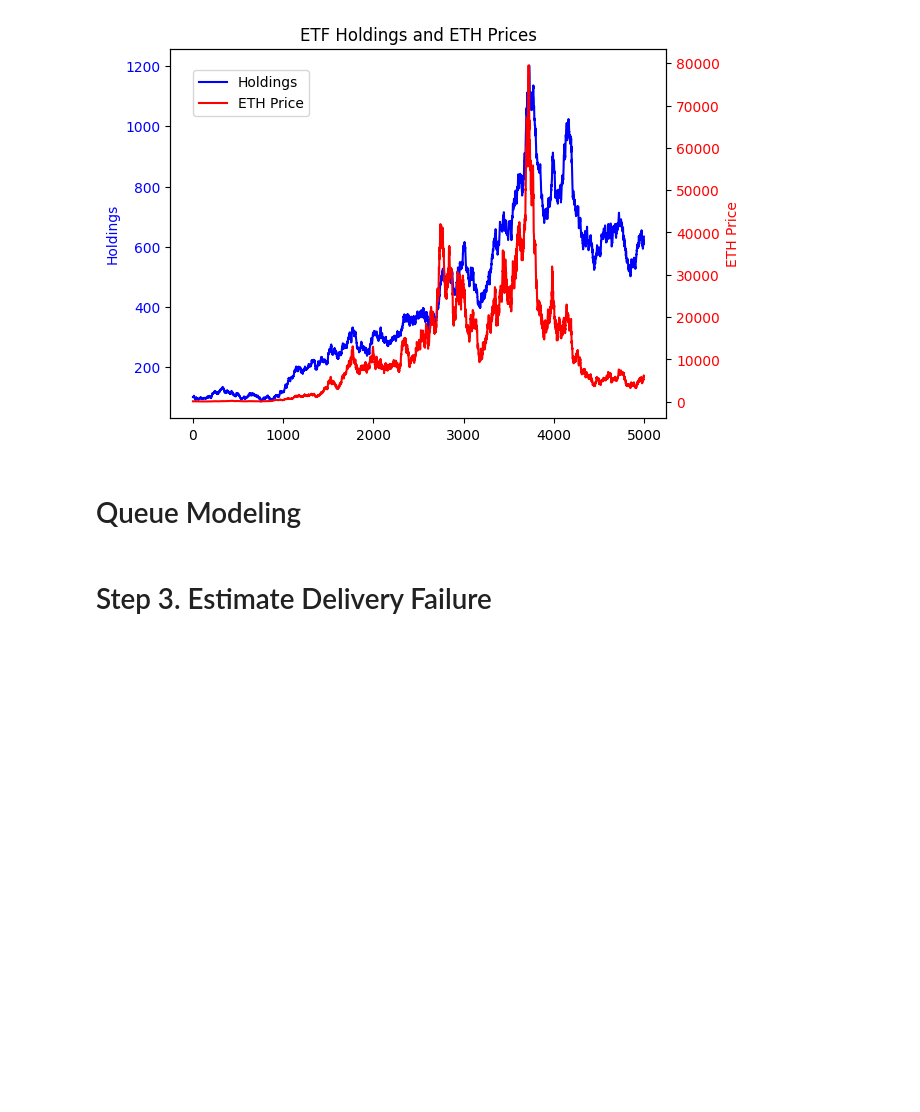
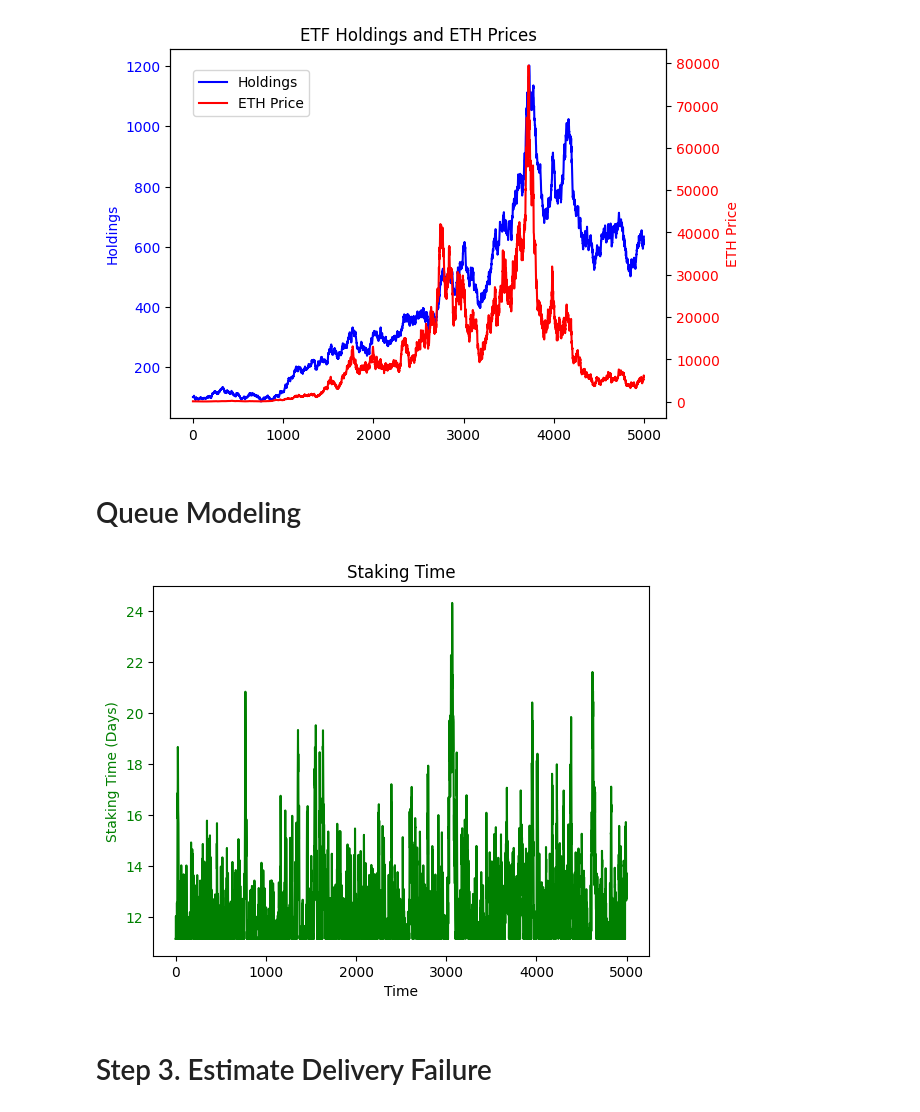
Before and after one commit to coinbase-policy/ETH-ETP-Staking-Buffer, a Jupyter notebook: ETH_Redemption_Stress_Test.ipynb, the cells around one changed output. Saved outputs shown, nothing was run; the diff lists cells and outputs as text; code cells hidden in the pictures; blank space fills up the shorter version.

```diff
--- a/ETH_Redemption_Stress_Test.ipynb
+++ b/ETH_Redemption_Stress_Test.ipynb
@@ -128,23 +128,48 @@ plt.show()
 # %%
 # The second step of the process is to simulate how long it takes to unstake ETH.
 # More info on staking timing can be found here
 #https://figment.io/insights/understanding-the-timeline-staking-and-unstaking-ethereum/
 
-# This is time to exit (5 epoch = 32 minutes), plus 256 epochs (27.3 hours),
+# This is exit request time (5 epoch = 32 minutes), plus 256 epochs (27.3 hours),
 # plus exit time plus withdrawal sweeping.
 # I model exit queue time as normally distributed, with a high negative correlation with
 # ETP holding changes. Exit time is modeled so that a 100% ETP withdrawal would take 40days (9)with AUM of $10B).
 # Before pectra, sweep times are abotu 10 days. this is the max time to get swept.
 # This number would go down (maybe 30% or more) after pectra.
+# staking time is a brownian motion, with a minimum of maxdays + 32 min +27h.
 
 #maxdays is for the withdrawal sweep time.
 maxdays = 10
 
 #Need to model exit queue times.
 
-exit_time = np.maximum(0,-40*np.array(holdings_amount_pct_change) + np.random.normal(loc = 0.1, scale = 2, size = ndraws-1))
+# exit_time is the exit time queue
+exit_time = np.maximum(0,-40*np.array(holdings_amount_pct_change) + np.random.normal(loc = 0.1, scale = 1.5, size = ndraws-1))
 
-staking_time = 32/(60*24) + 27.3/24 + maxdays + exit_time
+staking_time =[exit_time[0]]
+for i in range(1, len(exit_time)):
+  # every day, I have yesterday's staking time less one day, plus more time because of the added exit time.
+  staking_time.append(np.maximum(0,staking_time[i-1] + exit_time[i] -1))
+
+# add the fixed components of staking time
+staking_time = np.array(staking_time) + maxdays + 32/(60*24) + 27.3/24
+
+# Create a figure and axes
+fig, ax1 = plt.subplots()
+
+# Plot staking time on the primary y-axis (ax1)
+ax1.plot(staking_time, color='green', label='Staking Time (Days)')
+ax1.set_ylabel('Staking Time (Days)', color='green')
+ax1.tick_params('y', labelcolor='green')
+
+# Set the title and x-axis label
+plt.title('Staking Time')
+plt.xlabel('Time')
+
+# Display the plot
+plt.show()
+# %% [output]
+[figure, added]
 # %% [markdown]
 # Step 3. Estimate Delivery Failure
 # %%
```
Also changed, not shown: parts of 7 cells of this notebook.
